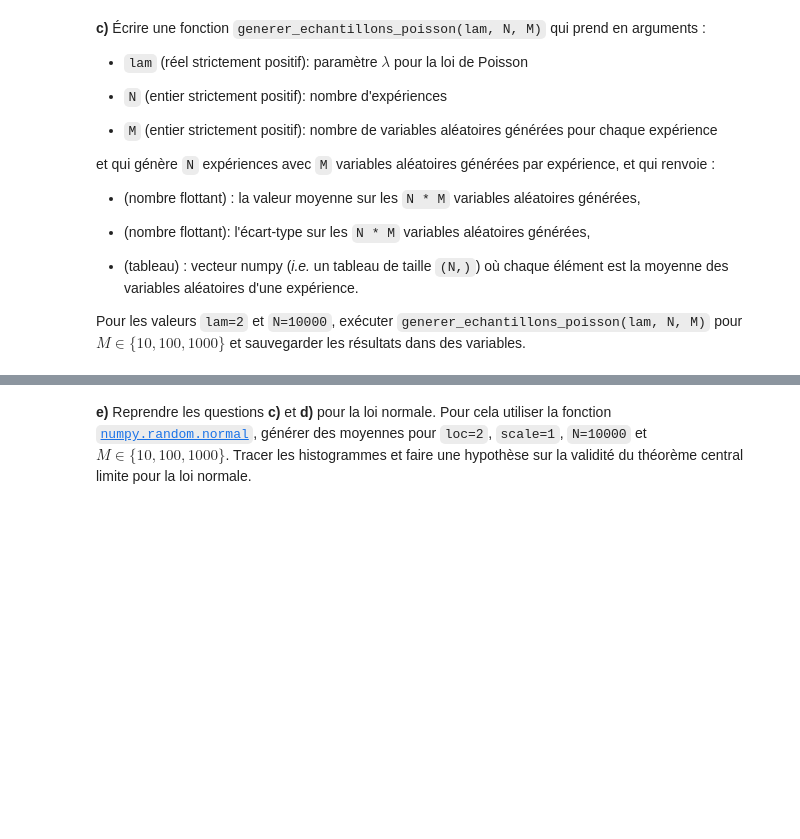
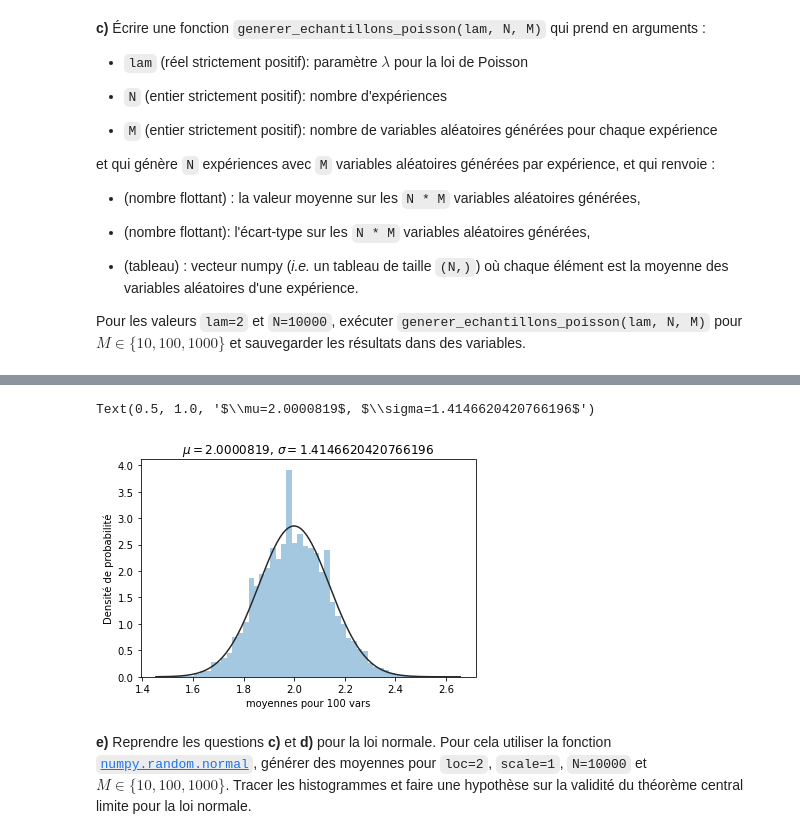
Before and after one commit to AntonioHorcasSerrano/LU2MA100, a Jupyter notebook: devoir-2.ipynb, the cells around one changed output, grey strips where cells are left out. Cells and saved outputs as stored; diff of their text form; code cells hidden in the pictures; blank space fills up the shorter version.

```diff
--- a/devoir-2.ipynb
+++ b/devoir-2.ipynb
@@ -473,3 +442,11 @@ Choisir des valeurs pertinentes pour les valeurs limites de l'axe des abscisses.
+# %%
+ax = sns.distplot(moyennes2, fit=stats.norm, kde=False, hist=True)
+ax.set_xlabel('moyennes pour 100 vars')
+ax.set_ylabel('Densité de probabilité')
+ax.set_title(f'$\\mu={mu}$, $\\sigma={sigma}$')
+# %% [output]
+Text(0.5, 1.0, '$\\mu=2.0000819$, $\\sigma=1.4146620420766196$')
+[figure, added]
 # %% [markdown]
 
 **e)**
```
Also changed, not shown: parts of 7 cells of this notebook.
